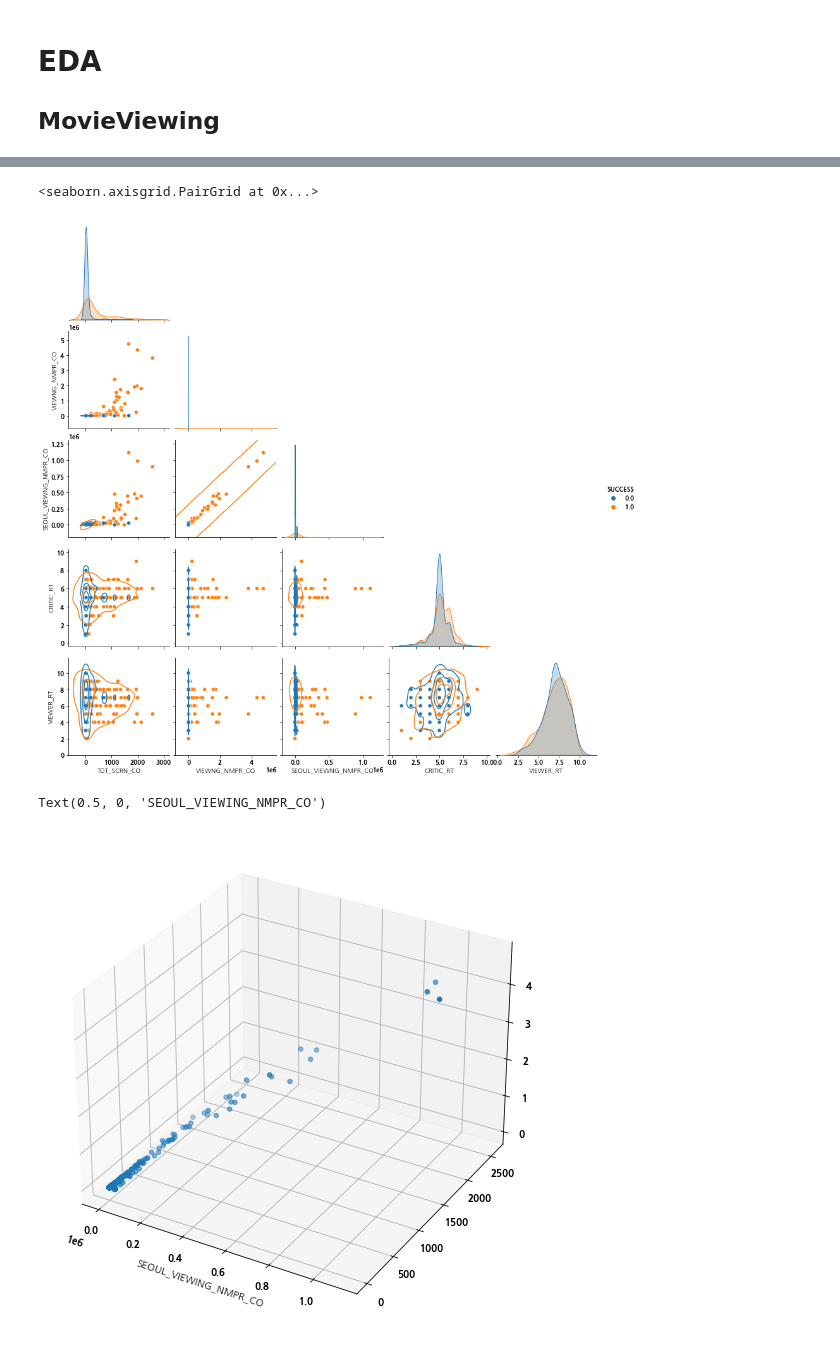
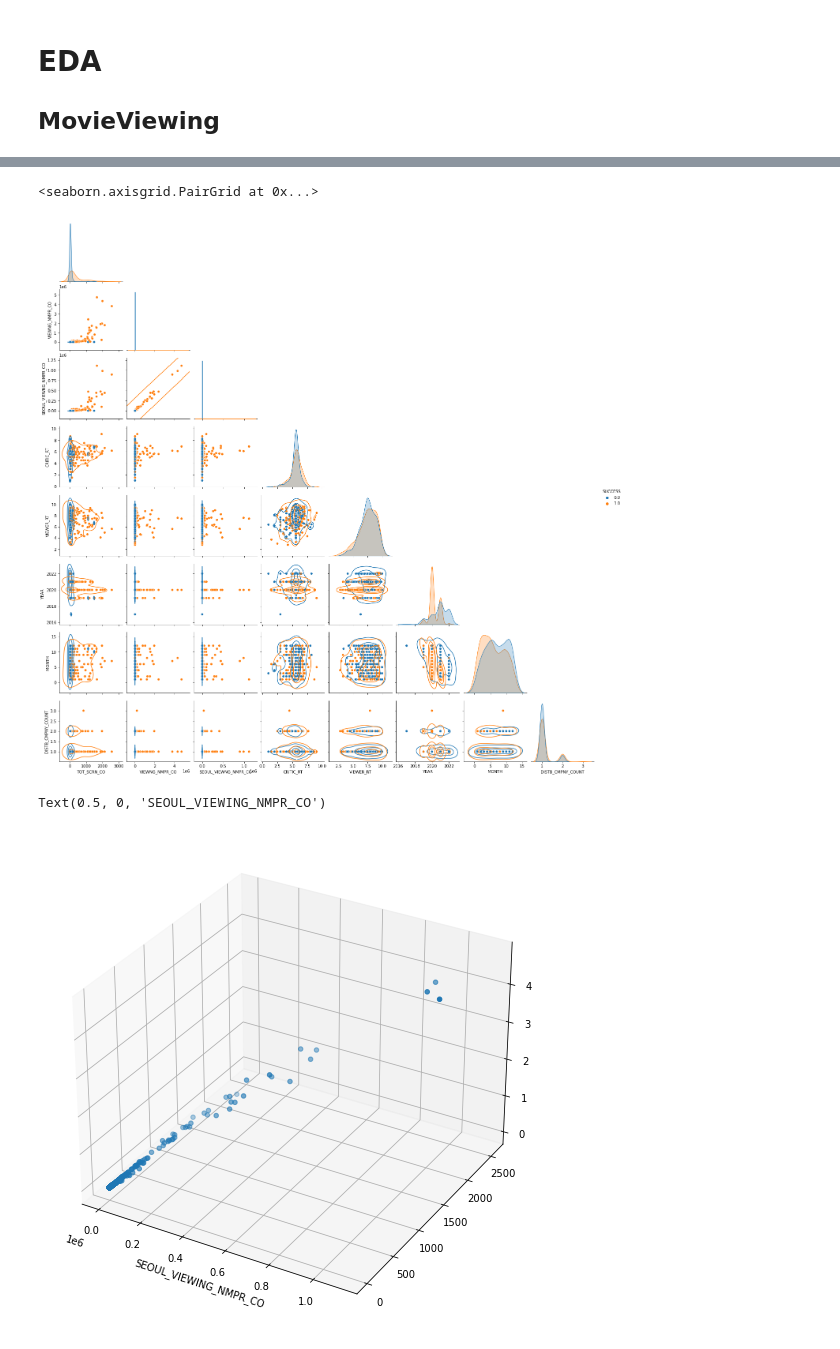
Before and after one commit to KimSH39/MovieViewing, a Jupyter notebook: EDA/EDA(MovieViewing).ipynb, the cells around one changed output, grey strips where cells are left out. Saved outputs shown, nothing was run; the diff lists cells and outputs as text; code cells hidden in the pictures.

```diff
--- a/EDA/EDA(MovieViewing).ipynb
+++ b/EDA/EDA(MovieViewing).ipynb
@@ -2,5 +2,10 @@
 # EDA
 ## MovieViewing
 # %%
-k_movie['MOVIE_SDIV_NM'].values.categories
+import pandas as pd
+import seaborn as sns
+import numpy as np
+from scipy import stats
+k_movie=pd.read_csv('..\\dataPreprocessing\\k_movie_2.csv')
+k_movie
 # %% [output]
@@ -52,0 +62,4 @@ plt.show()
+# %%
+k_movie = k_movie.astype({'MOVIE_TY_NM':'category', 'MOVIE_STLE_NM':'category', 'GENRE_NM':'category', 'GRAD_NM':'category', 'MOVIE_SDIV_NM':'category',
+                         'SUCCESS':'category', 'YEAR':'category', 'MONTH':'category'})
+k_movie.info()
@@ -61,18 +92,18 @@ p = sns.pairplot(k_movie, hue = "SUCCESS", corner = True)
 p.map_lower(sns.kdeplot, levels=4, color=".2")
 # %% [output]
 <seaborn.axisgrid.PairGrid at 0x...>
-[figure, old version]
+[figure, new version]
 # %%
-# from mpl_toolkits.mplot3d import Axes3D
+from mpl_toolkits.mplot3d import Axes3D
 
-# fig = plt.figure(figsize=(15, 9))
-# ax = fig.add_subplot(111, projection='3d')
+fig = plt.figure(figsize=(15, 9))
+ax = fig.add_subplot(111, projection='3d')
 
-# ax.scatter(k_movie['SEOUL_VIEWNG_NMPR_CO'], k_movie['TOT_SCRN_CO'], k_movie['VIEWNG_NMPR_CO'])
-# ax.set_xlabel('SEOUL_VIEWING_NMPR_CO')
+ax.scatter(k_movie['SEOUL_VIEWNG_NMPR_CO'], k_movie['TOT_SCRN_CO'], k_movie['VIEWNG_NMPR_CO'])
+ax.set_xlabel('SEOUL_VIEWING_NMPR_CO')
 # %% [output]
 Text(0.5, 0, 'SEOUL_VIEWING_NMPR_CO')
-[figure, old version]
+[figure, new version]
 # %%
 #총 스크린 수와 서울 관람객 수 사이 상관관계 높음
 #따라서, feature extraction - PCA
```
Also changed, not shown: parts of 13 cells of this notebook.
